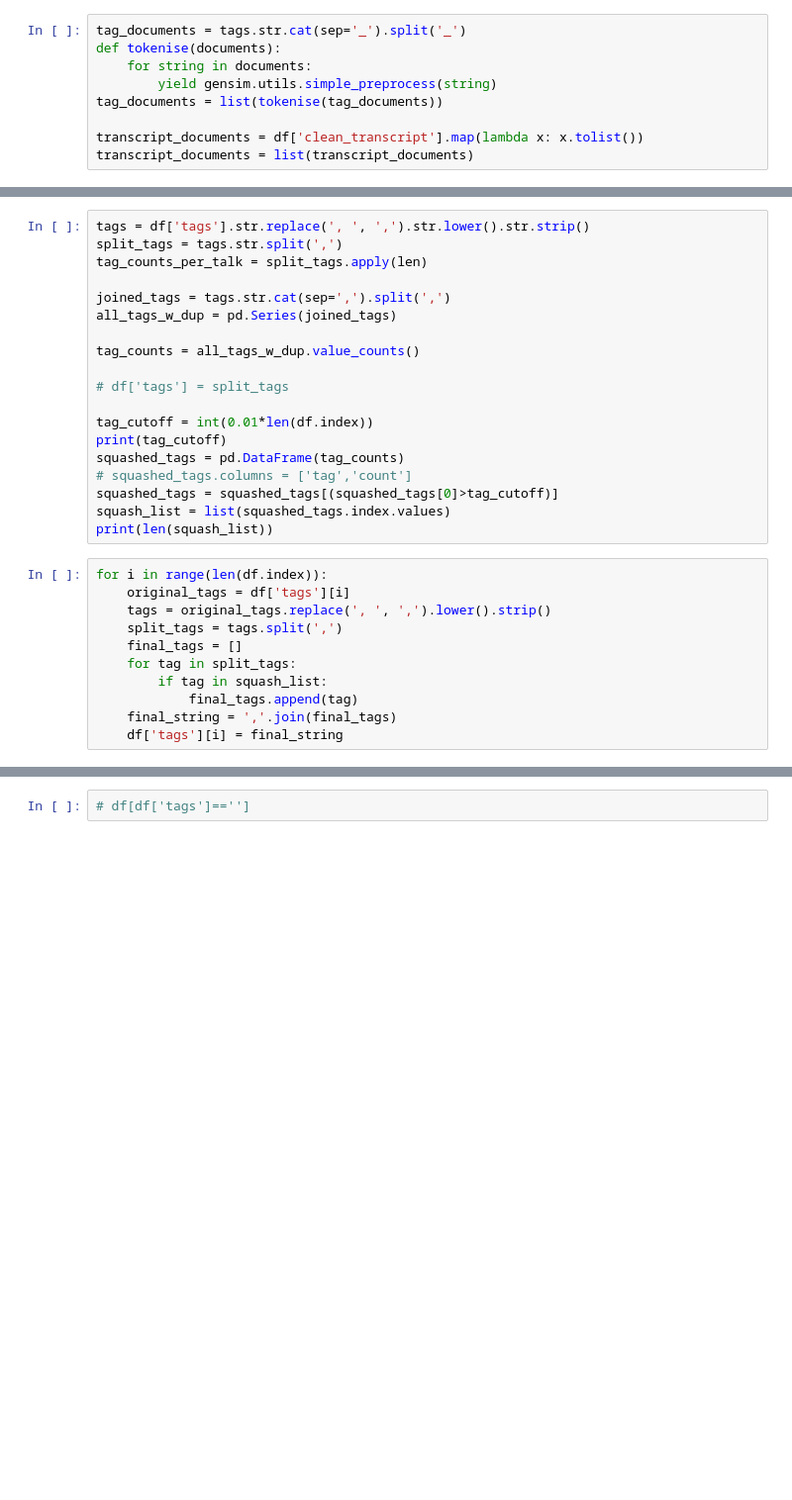
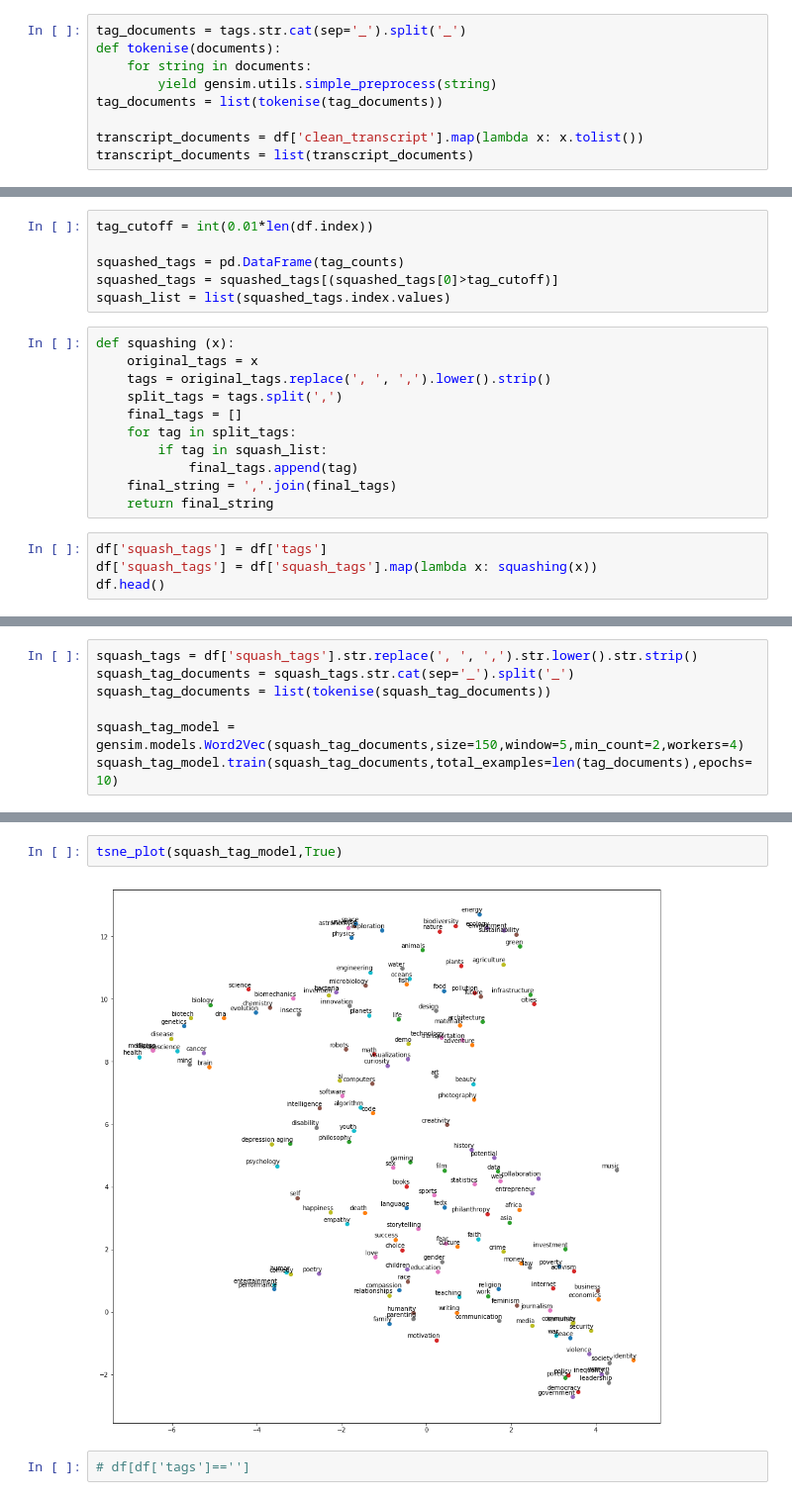
Before and after one commit to GlennChia/50_038_cds_project, a Jupyter notebook: notebooks/cleaning/squash_tags.ipynb, the cells around one changed output, grey strips where cells are left out. Shown at 99% size. Cells and saved outputs as stored; diff of their text form; blank space fills up the shorter version.

Commit message:
Add similarity of tags analysis + splitting up of tags

```diff
--- a/notebooks/cleaning/squash_tags.ipynb
+++ b/notebooks/cleaning/squash_tags.ipynb
@@ -59,25 +87,12 @@ transcript_model.wv.most_similar(positive=w1,topn=10)
 # %%
-tags = df['tags'].str.replace(', ', ',').str.lower().str.strip()
-split_tags = tags.str.split(',')
-tag_counts_per_talk = split_tags.apply(len)
+tag_cutoff = int(0.01*len(df.index))
 
-joined_tags = tags.str.cat(sep=',').split(',')
-all_tags_w_dup = pd.Series(joined_tags)
-
-tag_counts = all_tags_w_dup.value_counts()
-
-# df['tags'] = split_tags
-
-tag_cutoff = int(0.01*len(df.index))
-print(tag_cutoff)
 squashed_tags = pd.DataFrame(tag_counts)
-# squashed_tags.columns = ['tag','count']
 squashed_tags = squashed_tags[(squashed_tags[0]>tag_cutoff)]
 squash_list = list(squashed_tags.index.values)
-print(len(squash_list))
 # %%
-for i in range(len(df.index)):
-    original_tags = df['tags'][i]
+def squashing (x):
+    original_tags = x
     tags = original_tags.replace(', ', ',').lower().strip()
     split_tags = tags.split(',')
     final_tags = []
@@ -85,4 +100,8 @@ for i in range(len(df.index)):
         if tag in squash_list:
             final_tags.append(tag)
     final_string = ','.join(final_tags)
-    df['tags'][i] = final_string
+    return final_string
+# %%
+df['squash_tags'] = df['tags']
+df['squash_tags'] = df['squash_tags'].map(lambda x: squashing(x))
+df.head()
@@ -88,0 +115,7 @@ for i in range(len(df.index)):
+# %%
+squash_tags = df['squash_tags'].str.replace(', ', ',').str.lower().str.strip()
+squash_tag_documents = squash_tags.str.cat(sep='_').split('_')
+squash_tag_documents = list(tokenise(squash_tag_documents))
+
+squash_tag_model = gensim.models.Word2Vec(squash_tag_documents,size=150,window=5,min_count=2,workers=4)
+squash_tag_model.train(squash_tag_documents,total_examples=len(tag_documents),epochs=10)
@@ -89,3 +130,7 @@ for i in range(len(df.index)):
+# %%
+tsne_plot(squash_tag_model,True)
+# %% [output]
+[figure, added]
 # %%
 # df[df['tags']=='']
 # %%
```
Also changed, not shown: parts of 15 cells of this notebook.
